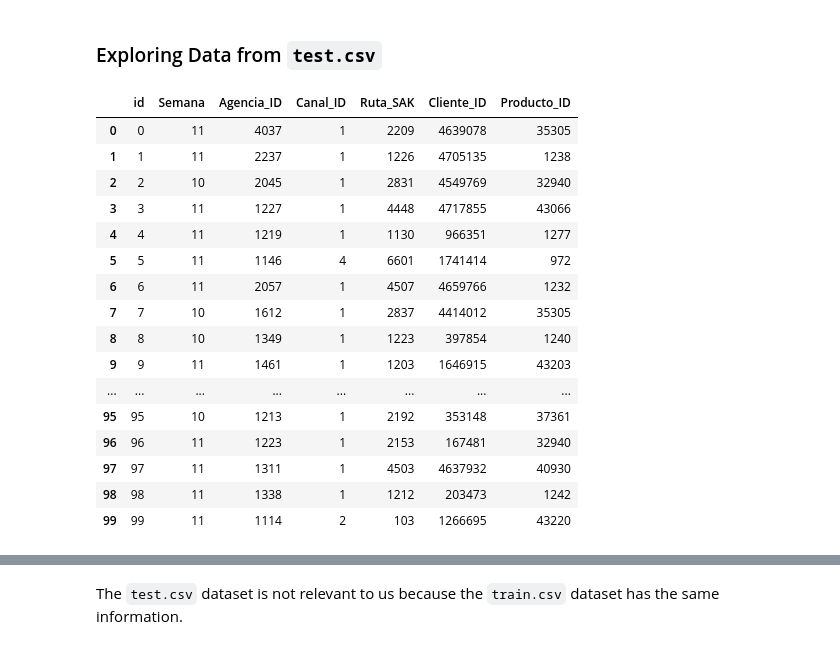
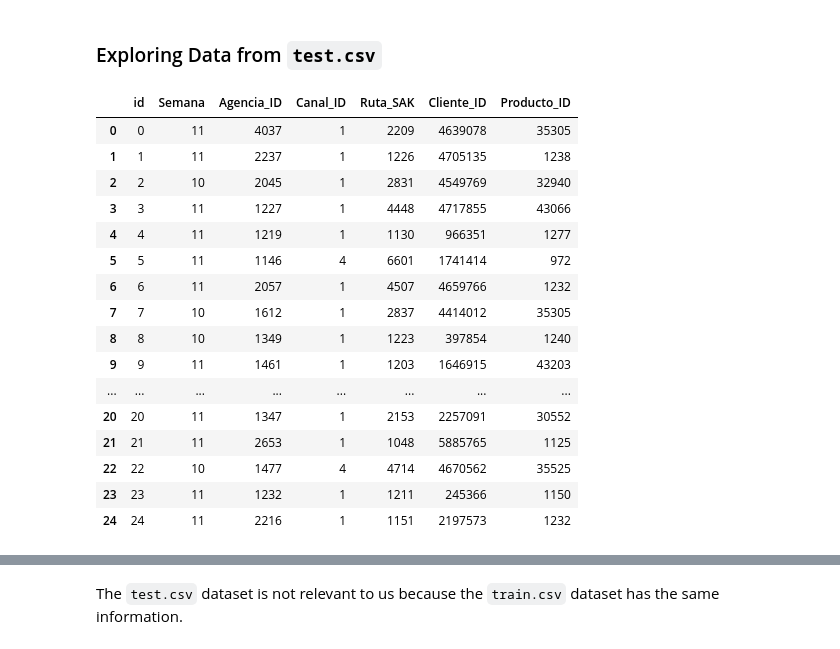
Before and after one commit to aleivaar94/Grupo-Bimbo-Inventory-Demand, a Jupyter notebook: Grupo Bimbo Products.ipynb, the cells around one changed output, grey strips where cells are left out. Cells and saved outputs as stored; diff of their text form; code cells hidden in the pictures.

```diff
--- a/Grupo Bimbo Products.ipynb
+++ b/Grupo Bimbo Products.ipynb
@@ -441,25 +435,25 @@ product_merged = pd.merge(left=train, right=products, how='outer', on='Producto_
 # %%
 test = pd.read_csv('C:\\Users\\jorge\\DataScience\\Grupo Bimbo Inventory Demand\\test.csv')
 # %%
-test.head(100)
+test.head(25)
 # %% [output]
 |  | id | Semana | Agencia_ID | Canal_ID | Ruta_SAK | Cliente_ID | Producto_ID |
 | 0 | 0 | 11 | 4037 | 1 | 2209 | 4639078 | 35305 |
 | 1 | 1 | 11 | 2237 | 1 | 1226 | 4705135 | 1238 |
 | 2 | 2 | 10 | 2045 | 1 | 2831 | 4549769 | 32940 |
 | 3 | 3 | 11 | 1227 | 1 | 4448 | 4717855 | 43066 |
 | 4 | 4 | 11 | 1219 | 1 | 1130 | 966351 | 1277 |
 | 5 | 5 | 11 | 1146 | 4 | 6601 | 1741414 | 972 |
 | 6 | 6 | 11 | 2057 | 1 | 4507 | 4659766 | 1232 |
 | 7 | 7 | 10 | 1612 | 1 | 2837 | 4414012 | 35305 |
 | 8 | 8 | 10 | 1349 | 1 | 1223 | 397854 | 1240 |
 | 9 | 9 | 11 | 1461 | 1 | 1203 | 1646915 | 43203 |
 | ... | ... | ... | ... | ... | ... | ... | ... |
-| 95 | 95 | 10 | 1213 | 1 | 2192 | 353148 | 37361 |
-| 96 | 96 | 11 | 1223 | 1 | 2153 | 167481 | 32940 |
-| 97 | 97 | 11 | 1311 | 1 | 4503 | 4637932 | 40930 |
-| 98 | 98 | 11 | 1338 | 1 | 1212 | 203473 | 1242 |
-| 99 | 99 | 11 | 1114 | 2 | 103 | 1266695 | 43220 |
+| 20 | 20 | 11 | 1347 | 1 | 2153 | 2257091 | 30552 |
+| 21 | 21 | 11 | 2653 | 1 | 1048 | 5885765 | 1125 |
+| 22 | 22 | 10 | 1477 | 4 | 4714 | 4670562 | 35525 |
+| 23 | 23 | 11 | 1232 | 1 | 1211 | 245366 | 1150 |
+| 24 | 24 | 11 | 2216 | 1 | 1151 | 2197573 | 1232 |
 # %%
 test.info()
 # %% [output]
```
Also changed, not shown: parts of 11 cells of this notebook.
